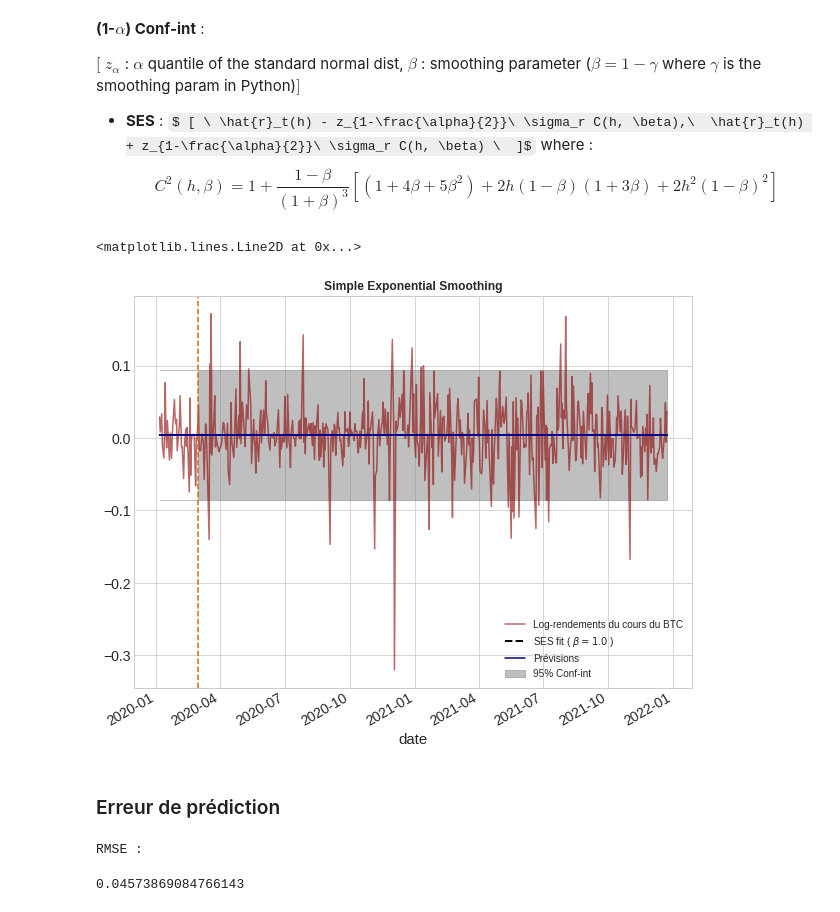
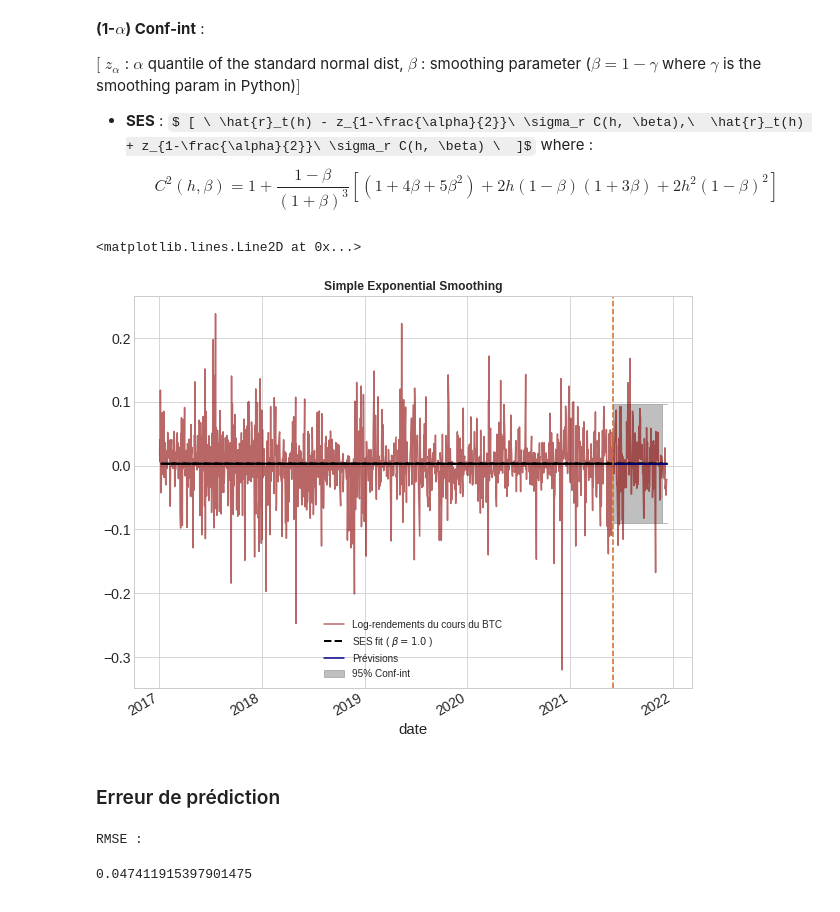
Before and after one commit to S1405V2/RepoProjectDS, a Jupyter notebook: Charles-Travail de modelisation .ipynb, the cells around one changed output. Saved outputs shown, nothing was run; the diff lists cells and outputs as text; code cells hidden in the pictures; some formulas as TeX source.

```diff
--- a/Charles-Travail de modelisation .ipynb
+++ b/Charles-Travail de modelisation .ipynb
@@ -167,6 +164,6 @@ plt.legend()
 # %% [markdown]
 #### Fonction de répartition empirique de la série de log returns
 # %%
-p = stats.norm.fit(lrets_train)
+p = stats.norm.fit(logrets)
 # %%
 from statsmodels.distributions.empirical_distribution import ECDF
@@ -196,7 +193,7 @@ plt.xlim((-4,4))
 from arch.unitroot import ADF
 trends = ['ct', 'c', 'n' ]
 for t in trends:
-    r=ADF(lrets_train, trend=t)
+    r=ADF(logrets, trend=t)
     print(r,'\n')
 # %% [output]
    Augmented Dickey-Fuller Results
@@ -485,20 +506,21 @@ class ExpSmooth:
         beta = 1-ses_fit.params['smoothing_level']
         return ses_fit, ses_forecasts, self.__ConfInt(ses_forecasts, beta= beta, method='SES', horizon=forecasts_horizon)
 # %%
-es = ExpSmooth(lrets_train)
+es = ExpSmooth(logrets)
 # %%
-ses_fit, ses_forecasts, ses_ci = es.SES(forecasts_horizon=len(lrets_train))
+lrets_predict=logrets['2021-06-01':].copy()
+ses_fit, ses_forecasts, ses_ci = es.SES(forecasts_horizon=len(lrets_predict))
 # %%
 logrets.plot(color='darkred', alpha=0.6)
 plt.plot(ses_fit.fittedvalues, color='black', linestyle='dashed', linewidth=2)
-plt.plot(lrets_train.index, ses_forecasts, color='darkblue')
-plt.fill_between(lrets_train.index, ses_ci['down'],ses_ci['up'], color='gray', alpha=0.5)
+plt.plot(lrets_predict.index, ses_forecasts, color='darkblue')
+plt.fill_between(lrets_predict.index, ses_ci['down'],ses_ci['up'], color='gray', alpha=0.5)
 plt.title('Simple Exponential Smoothing', fontdict={'weight':'bold'})
 plt.legend(['Log-rendements du cours du BTC','SES fit ( '+ ses_forecasts.name +' )', 'Prévisions','95% Conf-int'])
-plt.axvline(x=lrets_train.index[0], linestyle='dashed', color='chocolate')
+plt.axvline(x=lrets_predict.index[0], linestyle='dashed', color='chocolate')
 # %% [output]
 <matplotlib.lines.Line2D at 0x...>
-[figure, old version]
+[figure, new version]
 # %% [markdown]
  ### Erreur de prédiction
 # %%
@@ -507,7 +529,7 @@ def RMSE(data1, data2):
     print('RMSE : ')
     return np.sqrt(((data2-data1)**2).sum()/n)
 # %%
-RMSE(ses_forecasts, lrets_train.values)
+RMSE(ses_forecasts, lrets_predict.values)
 # %% [output]
 RMSE :
-0.04573869084766143
+0.047411915397901475
```
Also changed, not shown: parts of 51 cells of this notebook.
